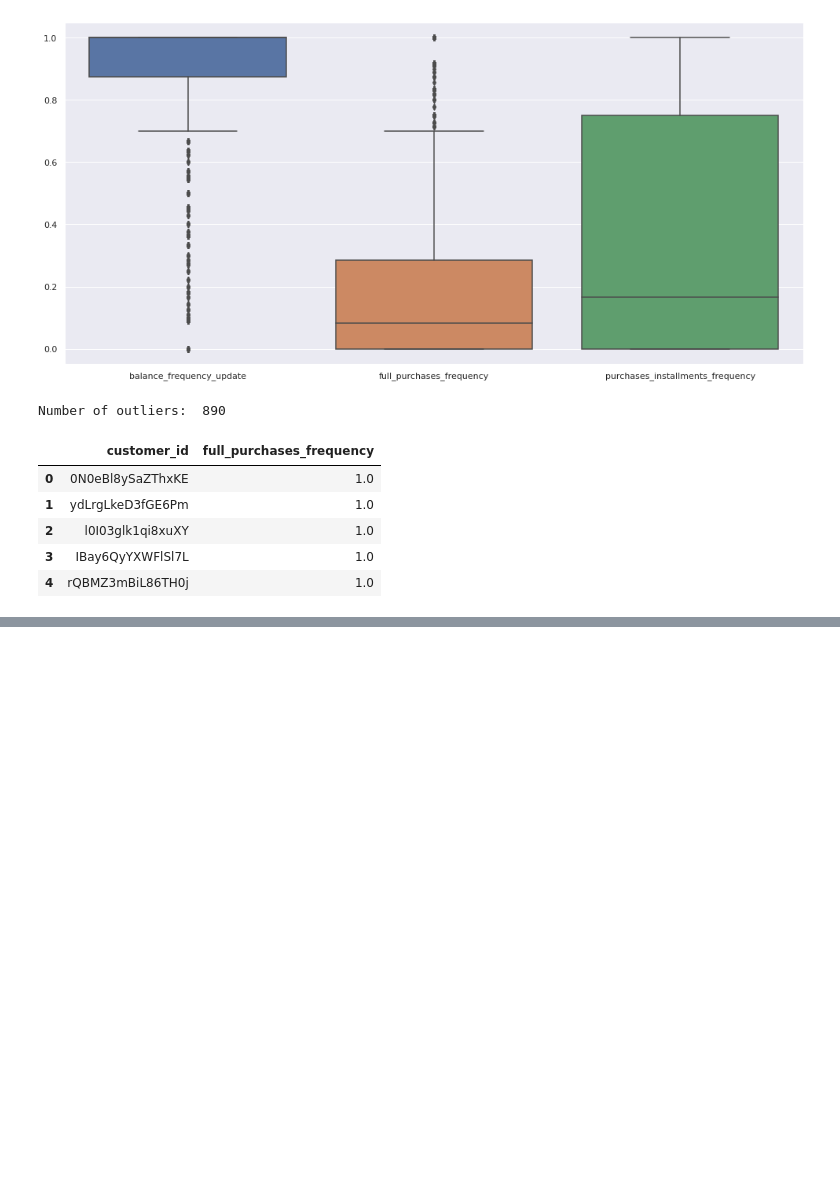
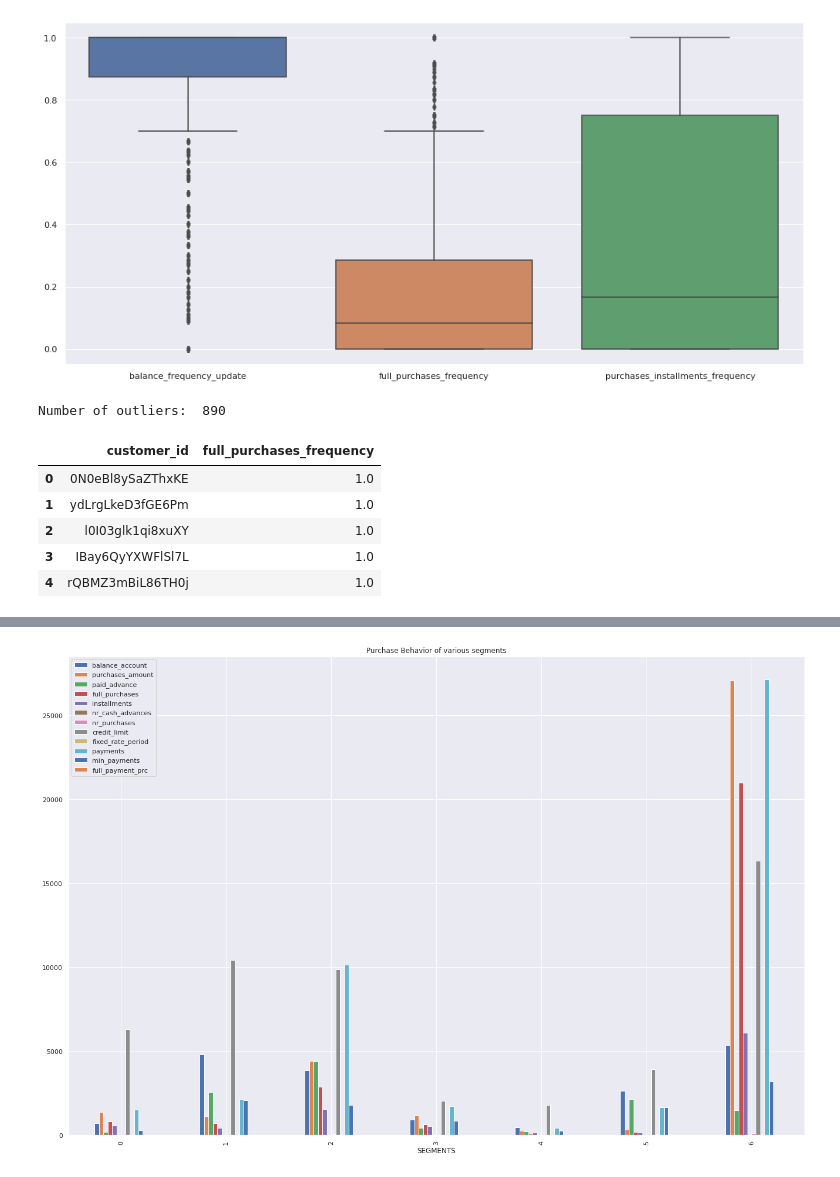
Before and after one commit to ansamz/Customer-Segmentation, a Jupyter notebook: notebooks/AZ_CreditCard.ipynb, the cells around one changed output, grey strips where cells are left out. Drawn from its saved outputs; the diff is of its cells as text; code cells hidden in the pictures; blank space fills up the shorter version.

```diff
--- a/notebooks/AZ_CreditCard.ipynb
+++ b/notebooks/AZ_CreditCard.ipynb
@@ -757,0 +793,11 @@ temp_outliers_sorted2.head()
+# %%
+from yellowbrick.cluster.silhouette import SilhouetteVisualizer
+
+plt.style.use('seaborn-paper')
+fig, axs = plt.subplots(2, 3, figsize=(20, 15))
+axs = axs.reshape(6)
+for i, k in enumerate(range(7, 13)):
+    ax = axs[i]
+    sil = SilhouetteVisualizer(KMeans(n_clusters=k, random_state=42), ax=ax)
+    sil.fit(df_scaled)
+    sil.finalize()
@@ -757,0 +828,6 @@ temp_outliers_sorted2.head()
+# %%
+from sklearn.cluster import MiniBatchKMeans
+
+kmeans = MiniBatchKMeans(n_clusters=7, random_state=42)
+dfm['k_7_label'] = kmeans.fit_predict(dfm)
+round(1e2 * dfm['k_7_label'].value_counts().sort_index()/len(dfm), 2)
@@ -757,0 +896,10 @@ temp_outliers_sorted2.head()
+# %%
+(dfm[['balance_account', 'purchases_amount', 'paid_advance', 'full_purchases',
+       'installments', 'nr_cash_advances', 'nr_purchases',
+       'credit_limit', 'fixed_rate_period', 'payments', 'min_payments',
+       'full_payment_prc', 'k_7_label']]
+ .groupby('k_7_label').mean().plot.bar(figsize=(20, 15)))
+plt.title('Purchase Behavior of various segments')
+plt.xlabel('SEGMENTS');
+# %% [output]
+[figure, added]
```
Also changed, not shown: parts of 11 cells of this notebook.
